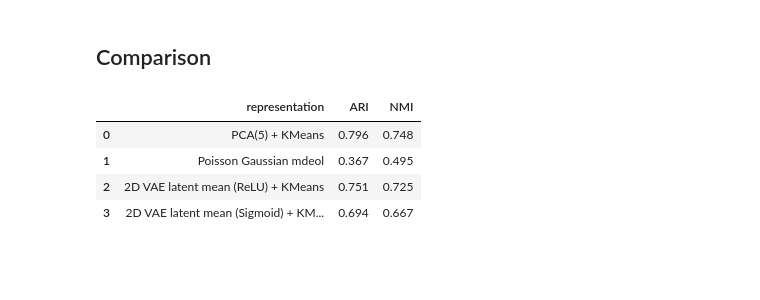
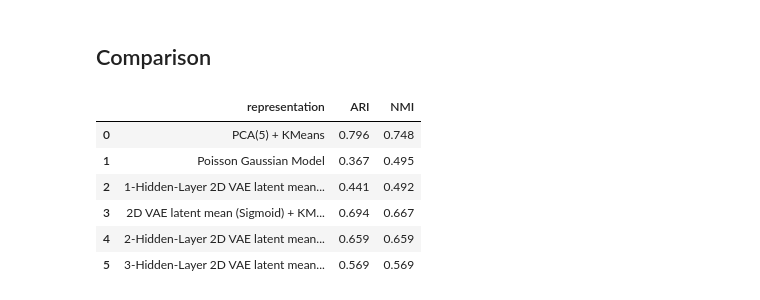
Before and after one commit to nikita-jaya/gene-expression-project, a Jupyter notebook: gene-expression-code.ipynb, the cells around one changed output. Cells and saved outputs as stored; diff of their text form; code cells hidden in the pictures; blank space fills up the shorter version.

Commit message:
VAE across diff num layers and epochs

```diff
--- a/gene-expression-code.ipynb
+++ b/gene-expression-code.ipynb
@@ -428,14 +428,14 @@ def run_model_and_plot(x, activation = nn.ReLU, hidden_dims=[64], latent_dim=2,
     plt.tight_layout()
     plt.show()
 
-    plot_marker_landscapes(
-        model=vae,
-        latent_mean=latent_mean,
-        scaler=scaler,
-        selected_gene_idx=top_idx,
-        marker_blocks=marker_blocks,
-        names=gene_names,
-    )
+    # plot_marker_landscapes(
+    #     model=vae,
+    #     latent_mean=latent_mean,
+    #     scaler=scaler,
+    #     selected_gene_idx=top_idx,
+    #     marker_blocks=marker_blocks,
+    #     names=gene_names,
+    # )
     return vae_ari, vae_nmi
 # %% [markdown]
 ### VAE: 1 Hidden Layer w/ ReLU
@@ -453,0 +453,2 @@ VAE + KMeans: ARI = 0.751, NMI = 0.725
+# %%
+vae1_relu_ari, vae1_relu_nmi = run_model_and_plot(x, activation = nn.ReLU, hidden_dims=[64], latent_dim=2, beta=0.01, epochs=1-0)
@@ -467,0 +486,2 @@ VAE + KMeans: ARI = 0.694, NMI = 0.667
+# %%
+vae2_relu_ari, vae2_relu_nmi = run_model_and_plot(x, activation = nn.ReLU, hidden_dims=[64,64], latent_dim=2, beta=0.01, epochs=80)
@@ -467,0 +499,2 @@ VAE + KMeans: ARI = 0.694, NMI = 0.667
+# %%
+vae3_relu_ari, vae3_relu_nmi = run_model_and_plot(x, activation = nn.ReLU, hidden_dims=[64,64,64], latent_dim=2, beta=0.01, epochs=80)
@@ -470,33 +512,45 @@ VAE + KMeans: ARI = 0.694, NMI = 0.667
 # %%
 comparison = pd.DataFrame(
     [
         {
             "representation": "PCA(5) + KMeans",
             "ARI": pca_ari,
             "NMI": pca_nmi,
         },
         {
-            "representation": "Poisson Gaussian mdeol",
+            "representation": "Poisson Gaussian Model",
             "ARI": pmm_ari,
             "NMI": pmm_nmi,
         },
         {
-            "representation": "2D VAE latent mean (ReLU) + KMeans",
-            "ARI": vae_relu_ari,
-            "NMI": vae_relu_nmi,
+            "representation": "1-Hidden-Layer 2D VAE latent mean (ReLU) + KMeans",
+            "ARI": vae1_relu_ari,
+            "NMI": vae1_relu_nmi,
         },
         {
             "representation": "2D VAE latent mean (Sigmoid) + KMeans",
             "ARI": vae_sig_ari,
             "NMI": vae_sig_nmi,
         },
+        {
+            "representation": "2-Hidden-Layer 2D VAE latent mean (ReLU) + KMeans",
+            "ARI": vae2_relu_ari,
+            "NMI": vae2_relu_ari,
+        },
+        {
+            "representation": "3-Hidden-Layer 2D VAE latent mean (ReLU) + KMeans",
+            "ARI": vae3_relu_ari,
+            "NMI": vae3_relu_ari,
+        },
     ]
 ).round(3)
 
 comparison
 # %% [output]
 |  | representation | ARI | NMI |
 | 0 | PCA(5) + KMeans | 0.796 | 0.748 |
-| 1 | Poisson Gaussian mdeol | 0.367 | 0.495 |
-| 2 | 2D VAE latent mean (ReLU) + KMeans | 0.751 | 0.725 |
+| 1 | Poisson Gaussian Model | 0.367 | 0.495 |
+| 2 | 1-Hidden-Layer 2D VAE latent mean... | 0.441 | 0.492 |
 | 3 | 2D VAE latent mean (Sigmoid) + KM... | 0.694 | 0.667 |
+| 4 | 2-Hidden-Layer 2D VAE latent mean... | 0.659 | 0.659 |
+| 5 | 3-Hidden-Layer 2D VAE latent mean... | 0.569 | 0.569 |
```
Also changed, not shown: parts of 8 cells of this notebook.
